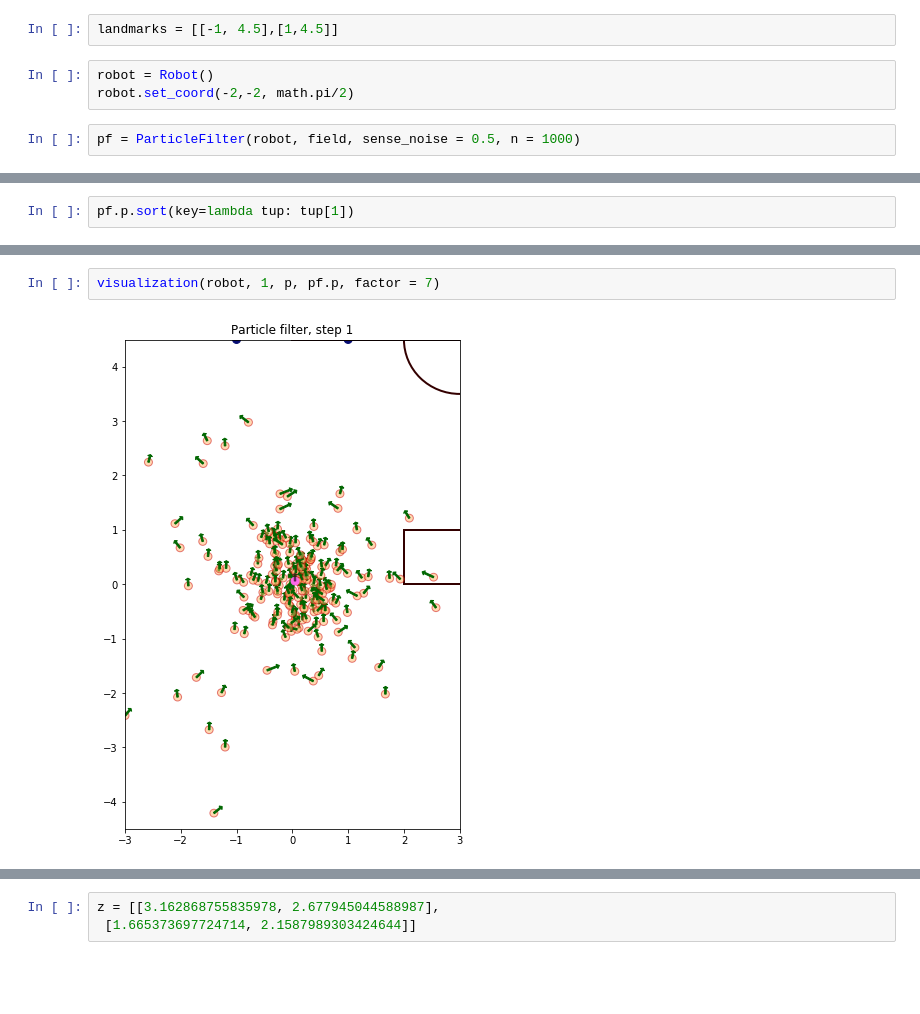
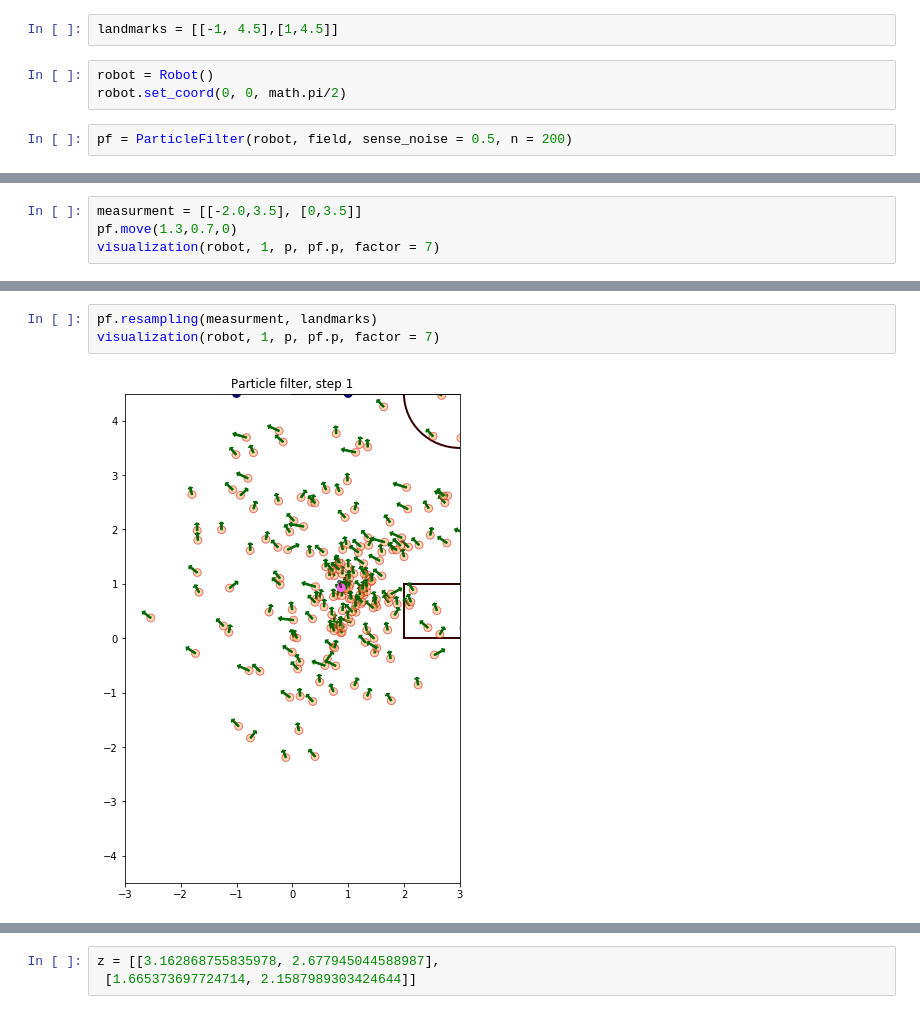
Before and after one commit to StarkitRobots/kondo_mv, a Jupyter notebook: localization/experiments/filter_for_micropython.ipynb, the cells around one changed output, grey strips where cells are left out. Drawn from its saved outputs; the diff is of its cells as text; blank space fills up the shorter version.

```diff
--- a/localization/experiments/filter_for_micropython.ipynb
+++ b/localization/experiments/filter_for_micropython.ipynb
@@ -326,7 +327,7 @@ def visualization(robot, step, p, pr, factor = 7 ):
 landmarks = [[-1, 4.5],[1,4.5]]
 # %%
 robot = Robot()
-robot.set_coord(-2,-2, math.pi/2)
+robot.set_coord(0, 0, math.pi/2)
 # %%
-pf = ParticleFilter(robot, field, sense_noise = 0.5, n = 1000)
+pf = ParticleFilter(robot, field, sense_noise = 0.5, n = 200)
 # %%
@@ -341,2 +343,0 @@ visualization(robot, 1, p, pf.p, factor = 7)
-# %%
-pf.p.sort(key=lambda tup: tup[1])
@@ -368,0 +344,4 @@ sum
+# %%
+measurment = [[-2.0,3.5], [0,3.5]]
+pf.move(1.3,0.7,0)
+visualization(robot, 1, p, pf.p, factor = 7)
@@ -369,4 +350,5 @@ sum
 # %%
+pf.resampling(measurment, landmarks)
 visualization(robot, 1, p, pf.p, factor = 7)
 # %% [output]
-[figure, old version]
+[figure, new version]
```
Also changed, not shown: parts of 12 cells of this notebook.
